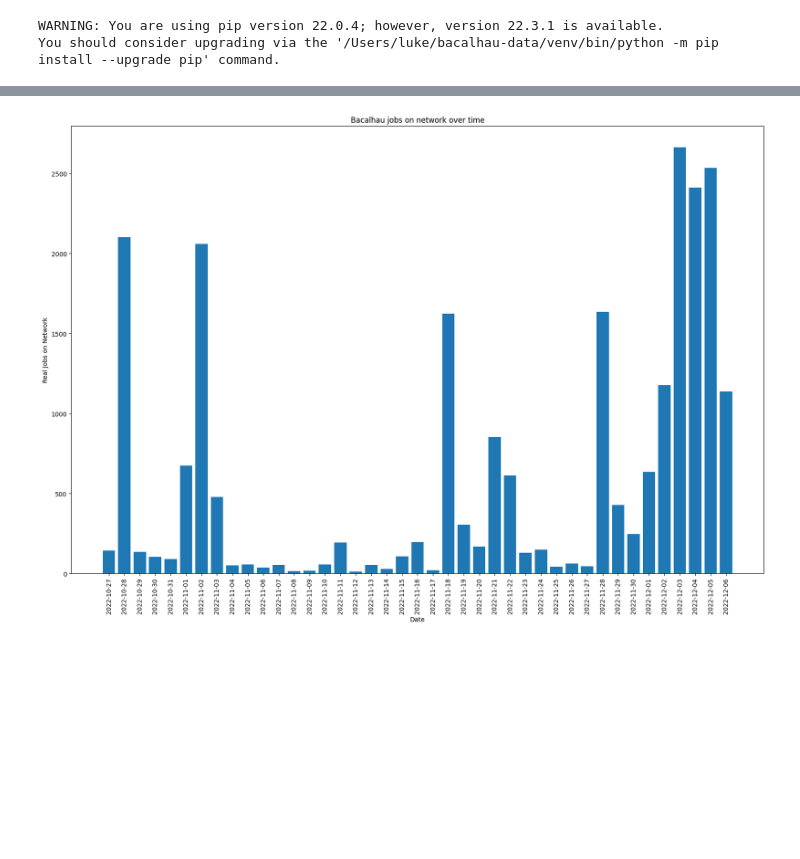
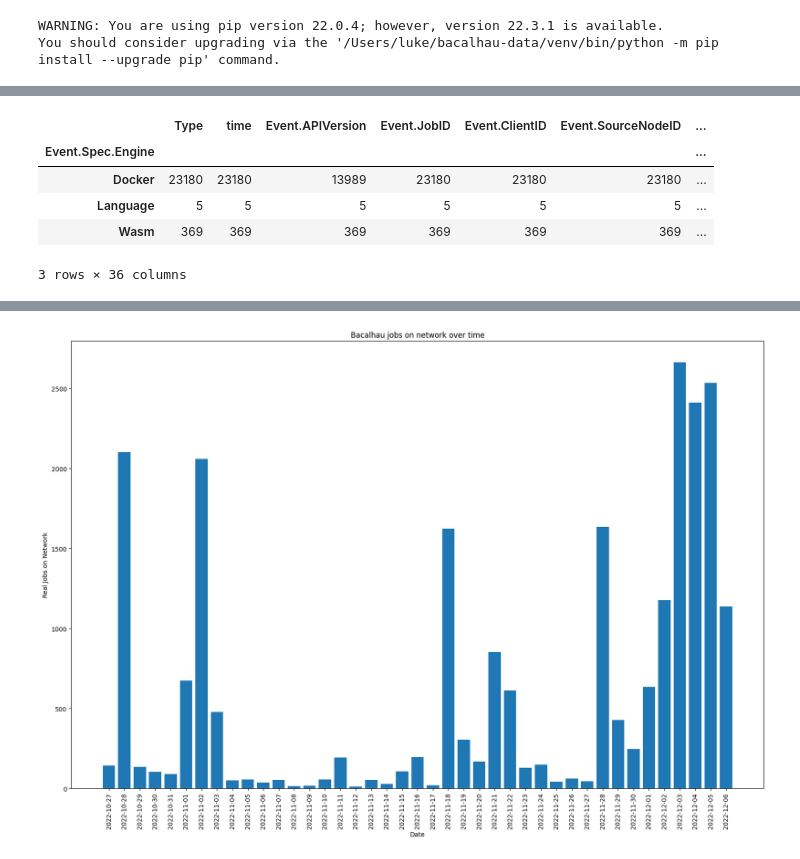
Before and after one commit to lukemarsden/bacalhau-analysis-thinger, a Jupyter notebook: analysis.ipynb, the cells around one changed output, grey strips where cells are left out. Drawn from its saved outputs; the diff is of its cells as text; code cells hidden in the pictures; blank space fills up the shorter version.

```diff
--- a/analysis.ipynb
+++ b/analysis.ipynb
@@ -70,0 +115,9 @@ plt.rcParams["figure.figsize"] = (20,13)
+# %%
+df.groupby("Event.Spec.Engine").count()
+# %% [output]
+|  | Type | time | Event.APIVersion | Event.JobID | Event.ClientID | Event.SourceNodeID | ... |
+| Event.Spec.Engine |  |  |  |  |  |  | ... |
+| Docker | 23180 | 23180 | 13989 | 23180 | 23180 | 23180 | ... |
+| Language | 5 | 5 | 5 | 5 | 5 | 5 | ... |
+| Wasm | 369 | 369 | 369 | 369 | 369 | 369 | ... |
+3 rows × 36 columns
```
Also changed, not shown: parts of 18 cells of this notebook.
